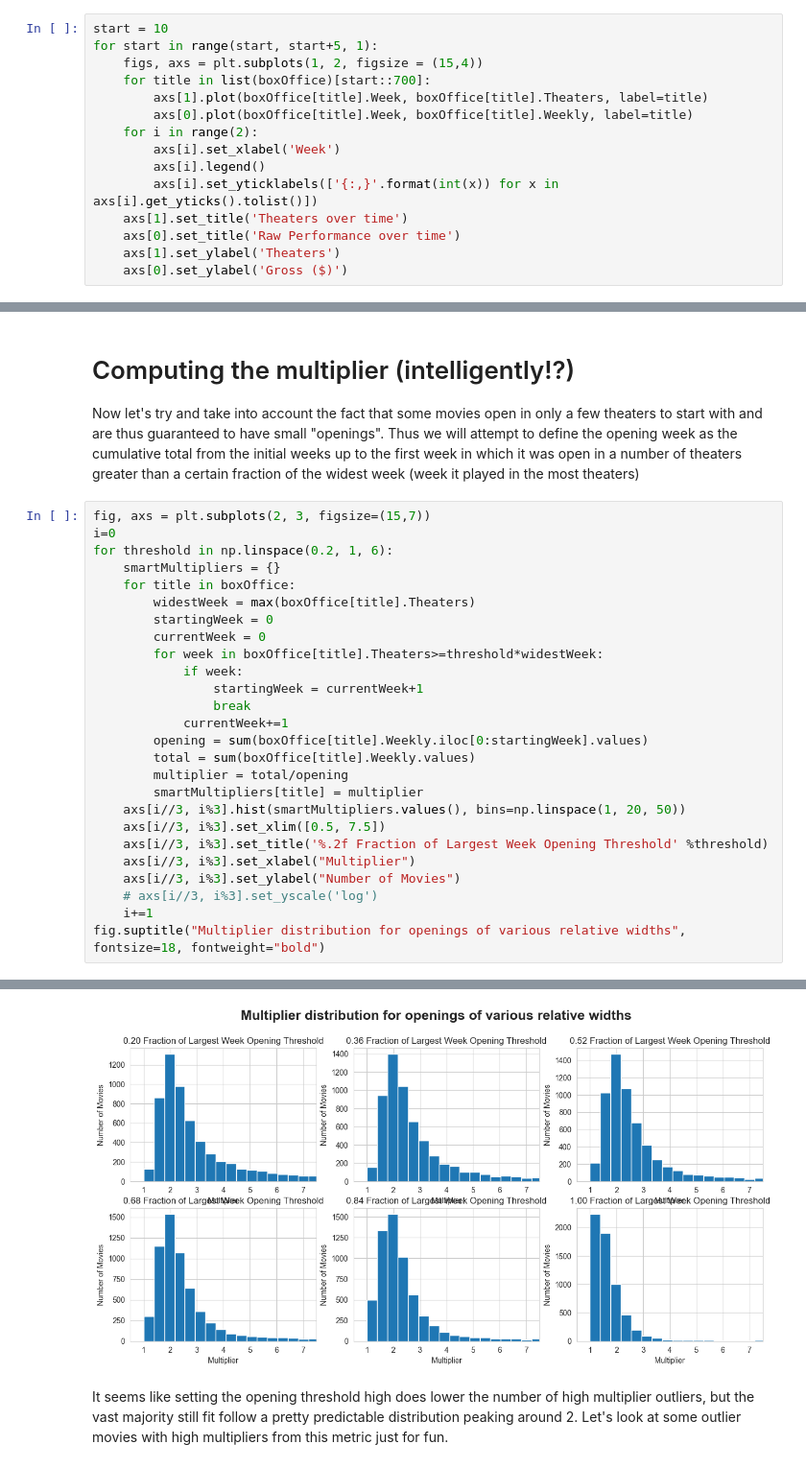
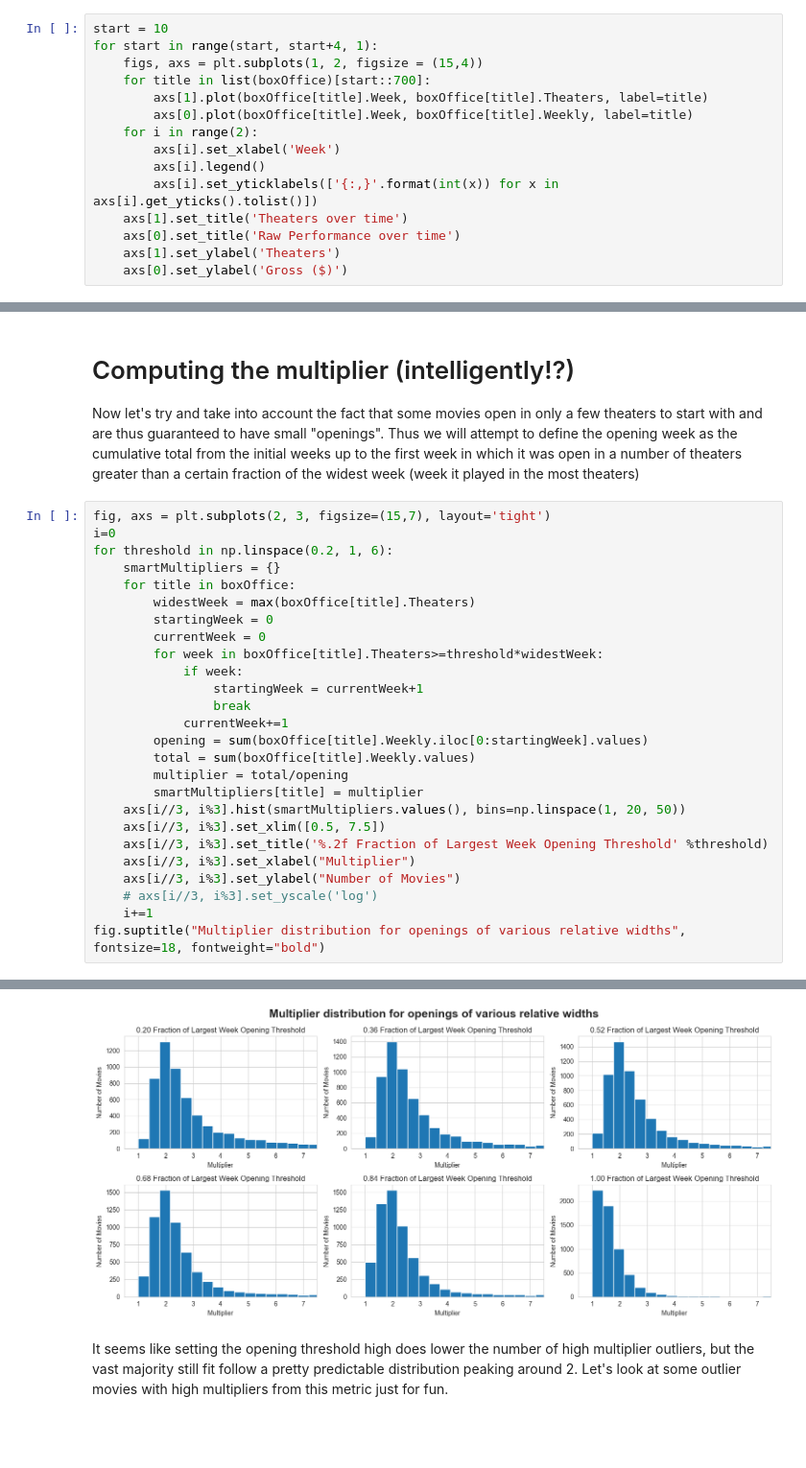
Before and after one commit to wampler77/ReelMetrics, a Jupyter notebook: ExploringNewBoxOfficeAndReview.ipynb, the cells around one changed output, grey strips where cells are left out. Shown at 96% size. Drawn from its saved outputs; the diff is of its cells as text; blank space fills up the shorter version.

```diff
--- a/ExploringNewBoxOfficeAndReview.ipynb
+++ b/ExploringNewBoxOfficeAndReview.ipynb
@@ -75,7 +75,7 @@ Movies with inaccurate week numbers: 0
 Here are some randomly selected movies and how they faired over time. I've included both raw grosses and per screen average. The latter provides an idea how much of a movie's performance is due to the number of theaters it's being shown in vs. actual interest by the public.
 # %%
 start = 10
-for start in range(start, start+5, 1):
+for start in range(start, start+4, 1):
     figs, axs = plt.subplots(1, 2, figsize = (15,4))
     for title in list(boxOffice)[start::700]:
         axs[1].plot(boxOffice[title].Week, boxOffice[title].Theaters, label=title)
@@ -177,34 +177,34 @@ Text(0.5, 0.98, 'Multiplier distribution for openings of various lengths')
 
 Now let's try and take into account the fact that some movies open in only a few theaters to start with and are thus guaranteed to have small "openings". Thus we will attempt to define the opening week as the cumulative total from the initial weeks up to the first week in which it was open in a number of theaters greater than a certain fraction of the widest week (week it played in the most theaters)
 # %%
-fig, axs = plt.subplots(2, 3, figsize=(15,7))
+fig, axs = plt.subplots(2, 3, figsize=(15,7), layout='tight')
 i=0
 for threshold in np.linspace(0.2, 1, 6):
     smartMultipliers = {}
     for title in boxOffice:
         widestWeek = max(boxOffice[title].Theaters)
         startingWeek = 0
         currentWeek = 0
         for week in boxOffice[title].Theaters>=threshold*widestWeek:
             if week:
                 startingWeek = currentWeek+1
                 break
             currentWeek+=1
         opening = sum(boxOffice[title].Weekly.iloc[0:startingWeek].values)
         total = sum(boxOffice[title].Weekly.values)
         multiplier = total/opening
         smartMultipliers[title] = multiplier
     axs[i//3, i%3].hist(smartMultipliers.values(), bins=np.linspace(1, 20, 50))
     axs[i//3, i%3].set_xlim([0.5, 7.5])
     axs[i//3, i%3].set_title('%.2f Fraction of Largest Week Opening Threshold' %threshold)
     axs[i//3, i%3].set_xlabel("Multiplier")
     axs[i//3, i%3].set_ylabel("Number of Movies")
     # axs[i//3, i%3].set_yscale('log')
     i+=1
 fig.suptitle("Multiplier distribution for openings of various relative widths", fontsize=18, fontweight="bold")
 # %% [output]
 Text(0.5, 0.98, 'Multiplier distribution for openings of various relative widths')
-[figure, old version]
+[figure, new version]
 # %% [markdown]
 It seems like setting the opening threshold high does lower the number of high multiplier outliers, but the vast majority still fit follow a pretty predictable distribution peaking around 2. Let's look at some outlier movies with high multipliers from this metric just for fun.
 # %%
```
Also changed, not shown: parts of 2 cells of this notebook.
